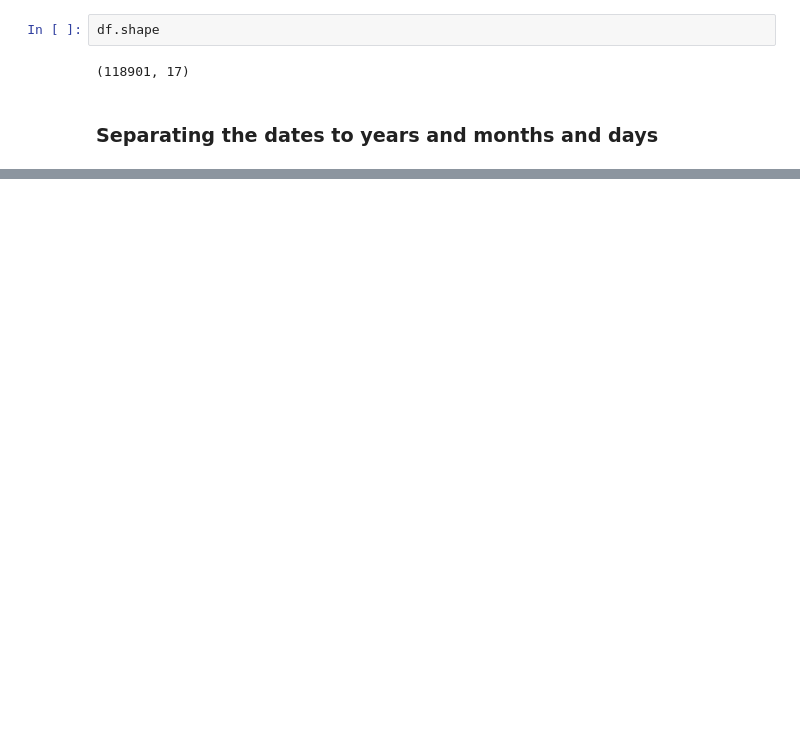
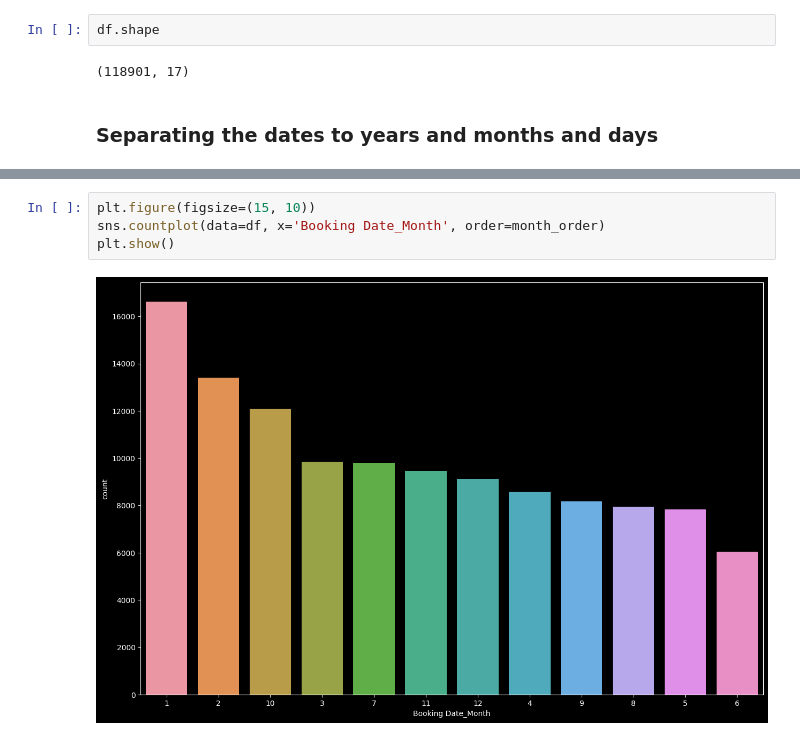
Before and after one commit to RheedWhan/SHG-analysis., a Jupyter notebook: Splendor_Hotel.ipynb, the cells around one changed output, grey strips where cells are left out. Cells and saved outputs as stored; diff of their text form; blank space fills up the shorter version.

```diff
--- a/Splendor_Hotel.ipynb
+++ b/Splendor_Hotel.ipynb
@@ -376,0 +397,6 @@ df.head()
+# %%
+plt.figure(figsize=(15, 10))
+sns.countplot(data=df, x='Booking Date_Month', order=month_order)
+plt.show()
+# %% [output]
+[figure, added]
```
Also changed, not shown: parts of 24 cells of this notebook.
